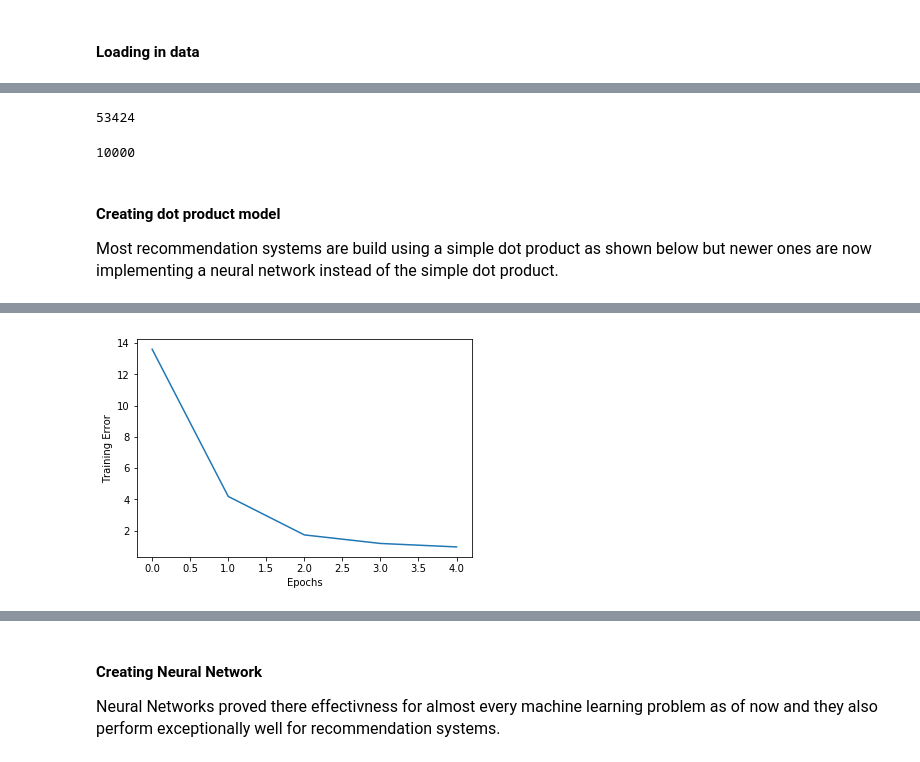
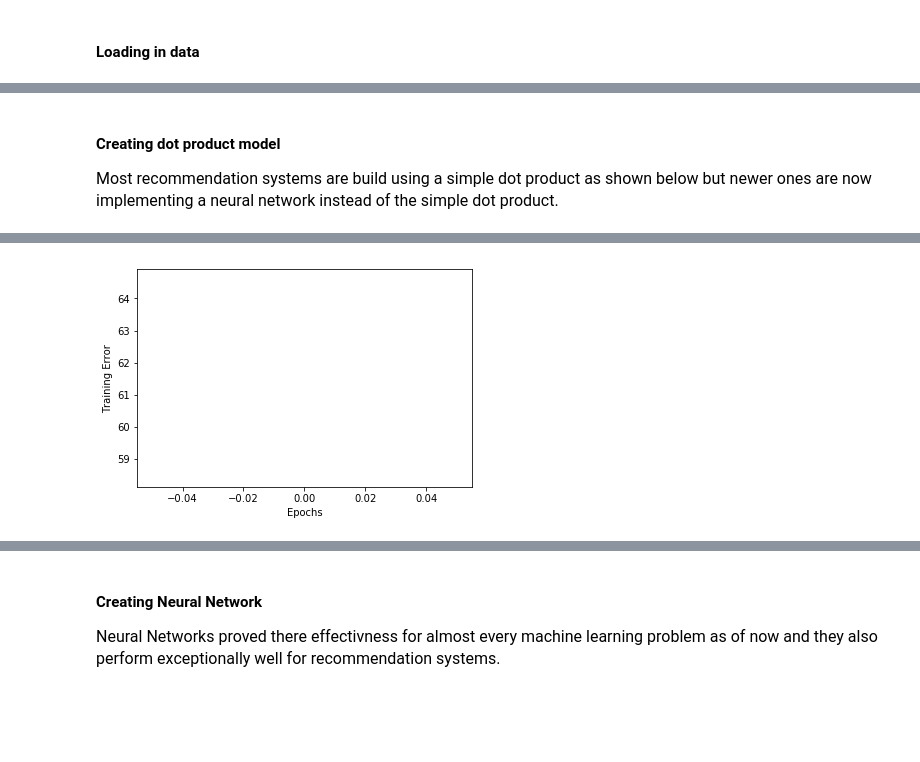
Before and after one commit to kadriansyah/notebook, a Jupyter notebook: recommender-1.ipynb, the cells around one changed output, grey strips where cells are left out. Cells and saved outputs as stored; diff of their text form; code cells hidden in the pictures; blank space fills up the shorter version.

```diff
--- a/recommender-1.ipynb
+++ b/recommender-1.ipynb
@@ -37,0 +146,6 @@ train, test = train_test_split(dataset, test_size=0.2, random_state=42)
+# %%
+# do some preprocessing to make sure data quality
+ratings_clean_2 = ratings_clean_1.merge(users, on='user_id', how='left', indicator=True)
+ratings_clean_2 = ratings_clean_2[ratings_clean_2.rating != 0]
+ratings_clean_2 = ratings_clean_2.drop(['_merge'], axis=1)
+ratings_clean_2
@@ -37,0 +172,5 @@ train, test = train_test_split(dataset, test_size=0.2, random_state=42)
+# %%
+user_max_id = users.uid.max()
+book_max_id = books.bid.max()
+print('There are {} distinct users in ratings and the max of uid is {}'.format(num_users, user_max_id))
+print('There are {} distinct books in ratings and the max of bid is {}'.format(num_items, book_max_id))
@@ -37,0 +180,6 @@ train, test = train_test_split(dataset, test_size=0.2, random_state=42)
+# %%
+train, test = train_test_split(ratings_clean_2, test_size=0.2, shuffle=True, random_state=99)
+print('shape of training data set:')
+print(train.shape)
+print('shape of test data set:')
+print(test.shape)
@@ -56,31 +209,21 @@ test.head()
-# %%
-n_users = len(dataset.user_id.unique())
-n_users
-# %% [output]
-53424
-# %%
-n_books = len(dataset.book_id.unique())
-n_books
-# %% [output]
-10000
 # %% [markdown]
 #### Creating dot product model
 <font size="3">Most recommendation systems are build using a simple dot product as shown below but newer ones are now implementing a neural network instead of the simple dot product.</font>
 # %%
 # creating book embedding path
 book_input = Input(shape=[1], name="Book-Input")
-book_embedding = Embedding(n_books+1, 5, name="Book-Embedding")(book_input)
+book_embedding = Embedding(book_max_id+1, 5, name="Book-Embedding")(book_input)
 book_vec = Flatten(name="Flatten-Books")(book_embedding)
 
 # creating user embedding path
 user_input = Input(shape=[1], name="User-Input")
-user_embedding = Embedding(n_users+1, 5, name="User-Embedding")(user_input)
+user_embedding = Embedding(user_max_id+1, 5, name="User-Embedding")(user_input)
 user_vec = Flatten(name="Flatten-Users")(user_embedding)
 
 # performing dot product and creating model
 prod = Dot(name="Dot-Product", axes=1)([book_vec, user_vec])
 model = Model([user_input, book_input], prod)
-model.compile('adam', 'mean_squared_error')
+model.compile(tf.keras.optimizers.Adam(0.001), 'mean_squared_error')
 # %%
 from tensorflow.keras.models import load_model
 
@@ -88,7 +231,7 @@ training = True
 if not training and os.path.exists('model/regression_model.h5'):
     model = load_model('model/regression_model.h5')
 else:
-    history = model.fit([train.user_id, train.book_id], train.rating, epochs=5, verbose=1)
+    history = model.fit([train.uid, train.bid], train.rating, epochs=1, verbose=1)
     model.save('model/regression_model.h5')
     plt.plot(history.history['loss'])
     plt.xlabel("Epochs")
@@ -108,2 +242,2 @@ Epoch 5/5
-[figure, old version]
+[figure, new version]
 # %%
```
Also changed, not shown: parts of 36 cells of this notebook, 1 other file.
